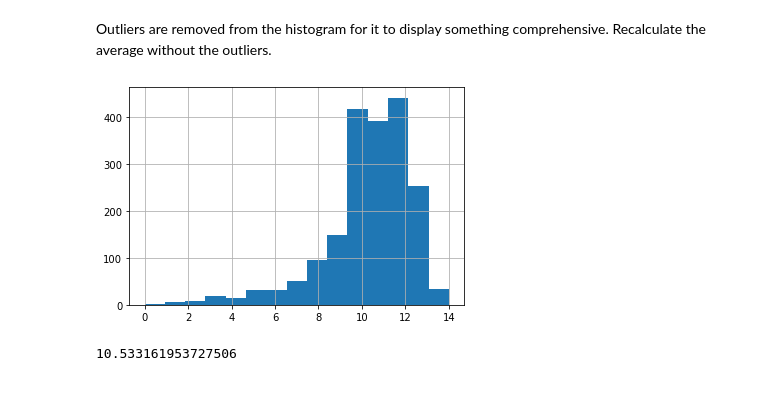
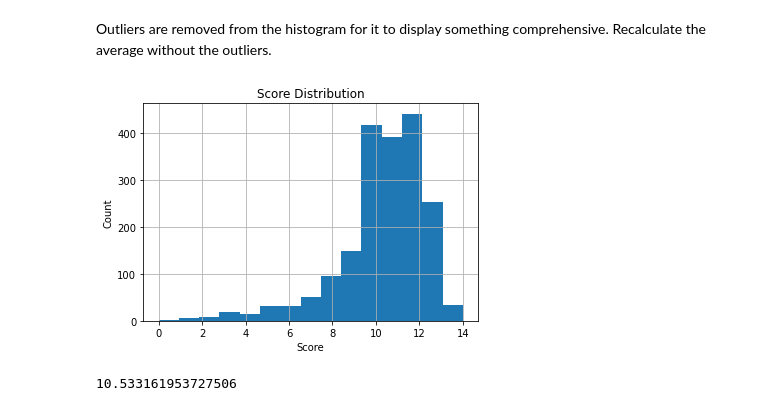
Before and after one commit to picusin/we-rate-dogs, a Jupyter notebook: we-rate-dogs.ipynb, the cells around one changed output. Drawn from its saved outputs; the diff is of its cells as text; code cells hidden in the pictures.

Commit message:
feat: Export graphs as images

```diff
--- a/we-rate-dogs.ipynb
+++ b/we-rate-dogs.ipynb
@@ -1237,7 +1237,8 @@ df_master.to_csv('twitter_archive_master.csv', index=False)
 ## Analyzing and Visualizing Data
 In this section, analyze and visualize the wrangled data.
 # %%
-df = pd.read_csv('twitter_archive_master.csv')
+df = pd.read_csv('twitter-archive-master.csv')
+os.makedirs('images', exist_ok=True)
 # %% [markdown]
 First, look at the rating distribution:
 # %%
@@ -1251,9 +1252,14 @@ df.rating_numerator.median()
 # %% [markdown]
 Outliers are removed from the histogram for it to display something comprehensive. Recalculate the average without the outliers.
 # %%
-df.query('rating_numerator < 20').rating_numerator.hist(bins=15);
+df.query('rating_numerator < 20').rating_numerator.hist(bins=15)
+plt.title("Score Distribution")
+plt.xlabel('Score')
+plt.ylabel('Count')
+plt.savefig('images/fig01.jpg', bbox_inches='tight')
+plt.show;
 # %% [output]
-[figure, old version]
+[figure, new version]
 # %%
 df.query('rating_numerator < 20').rating_numerator.mean()
 # %% [output]
```
Also changed, not shown: parts of 2 cells of this notebook, 2 other files.
